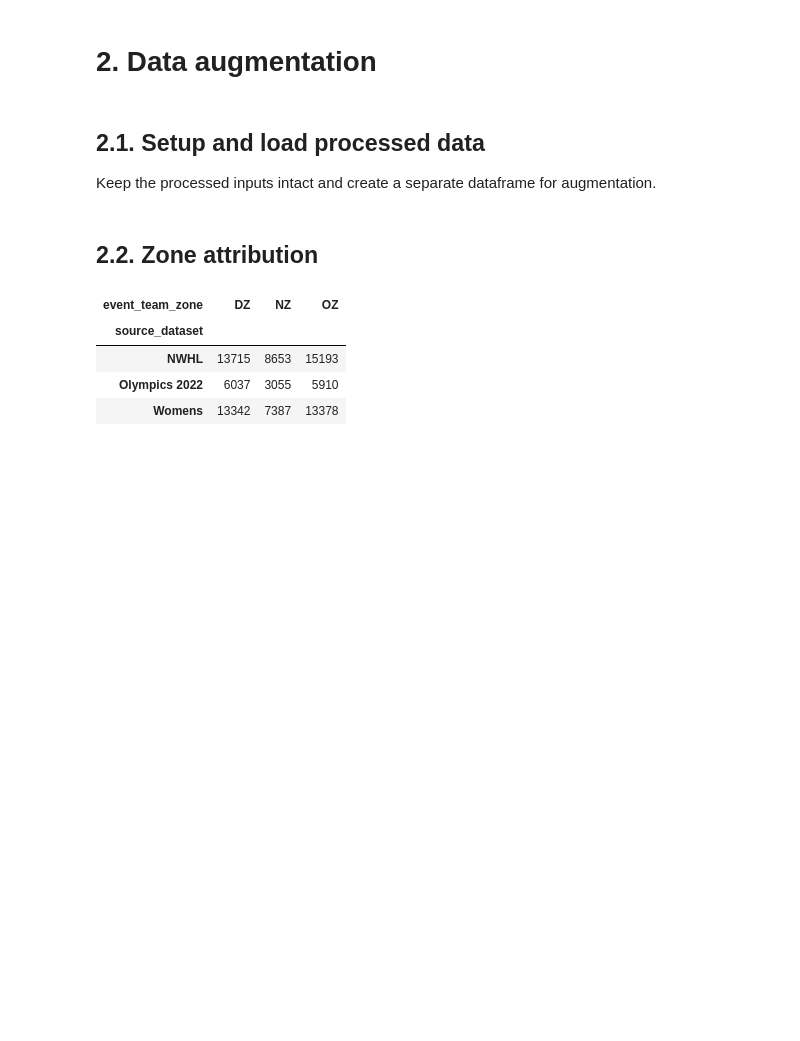
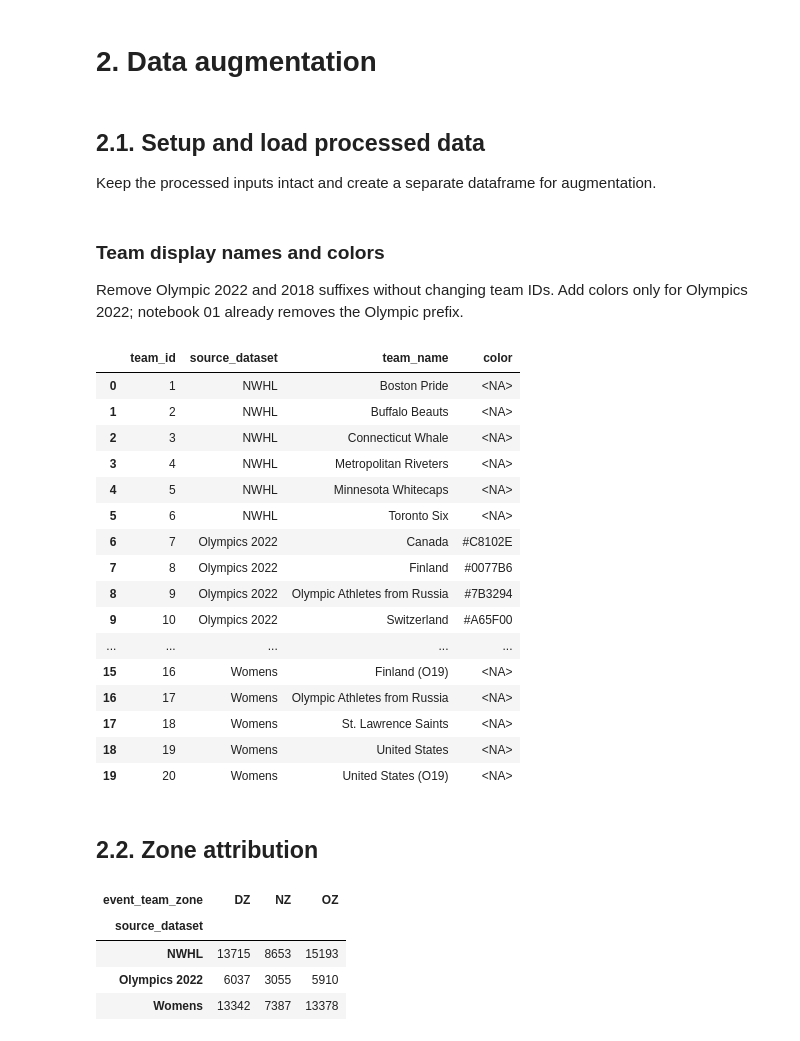
Before and after one commit to Fontaine44/hockey-pace-explorer, a Jupyter notebook: notebooks/02_data_augmentation.ipynb, the cells around one changed output. Cells and saved outputs as stored; diff of their text form; code cells hidden in the pictures; blank space fills up the shorter version.

```diff
--- a/notebooks/02_data_augmentation.ipynb
+++ b/notebooks/02_data_augmentation.ipynb
@@ -21,6 +21,50 @@ events_df = pd.read_parquet(PROCESSED_DATA_DIR / "events.parquet")
 
 # Work on a copy while retaining the processed events for comparison.
 augmented_events_df = events_df.copy()
+# %% [markdown]
+### Team display names and colors
+
+Remove Olympic 2022 and 2018 suffixes without changing team IDs. Add colors only for Olympics 2022; notebook 01 already removes the Olympic prefix.
+# %%
+# Keep source team IDs and names intact; augment a separate copy.
+augmented_teams_df = teams_df.copy()
+augmented_teams_df["team_name"] = (
+    augmented_teams_df["team_name"].str.replace(r"\s*\(O(?:22|18)\)$", "", regex=True)
+)
+
+# Only Olympics 2022 teams have assigned colors. All other colors stay missing.
+olympic_colors = {
+    "Canada": "#C8102E",
+    "Finland": "#0077B6",
+    "Olympic Athletes from Russia": "#7B3294",
+    "Switzerland": "#A65F00",
+    "United States": "#002868",
+}
+is_olympics_2022 = augmented_teams_df["source_dataset"].eq("Olympics 2022")
+augmented_teams_df["color"] = (
+    augmented_teams_df["team_name"].map(olympic_colors)
+    .where(is_olympics_2022).astype("string")
+)
+assert augmented_teams_df.loc[is_olympics_2022, "color"].notna().all()
+display(augmented_teams_df)
+# %% [output]
+|  | team_id | source_dataset | team_name | color |
+| 0 | 1 | NWHL | Boston Pride | <NA> |
+| 1 | 2 | NWHL | Buffalo Beauts | <NA> |
+| 2 | 3 | NWHL | Connecticut Whale | <NA> |
+| 3 | 4 | NWHL | Metropolitan Riveters | <NA> |
+| 4 | 5 | NWHL | Minnesota Whitecaps | <NA> |
+| 5 | 6 | NWHL | Toronto Six | <NA> |
+| 6 | 7 | Olympics 2022 | Canada | #C8102E |
+| 7 | 8 | Olympics 2022 | Finland | #0077B6 |
+| 8 | 9 | Olympics 2022 | Olympic Athletes from Russia | #7B3294 |
+| 9 | 10 | Olympics 2022 | Switzerland | #A65F00 |
+| ... | ... | ... | ... | ... |
+| 15 | 16 | Womens | Finland (O19) | <NA> |
+| 16 | 17 | Womens | Olympic Athletes from Russia | <NA> |
+| 17 | 18 | Womens | St. Lawrence Saints | <NA> |
+| 18 | 19 | Womens | United States | <NA> |
+| 19 | 20 | Womens | United States (O19) | <NA> |
 # %% [markdown]
 ## 2.2. Zone attribution
 # %%
```
Also changed, not shown: parts of 2 cells of this notebook, 14 other files.
